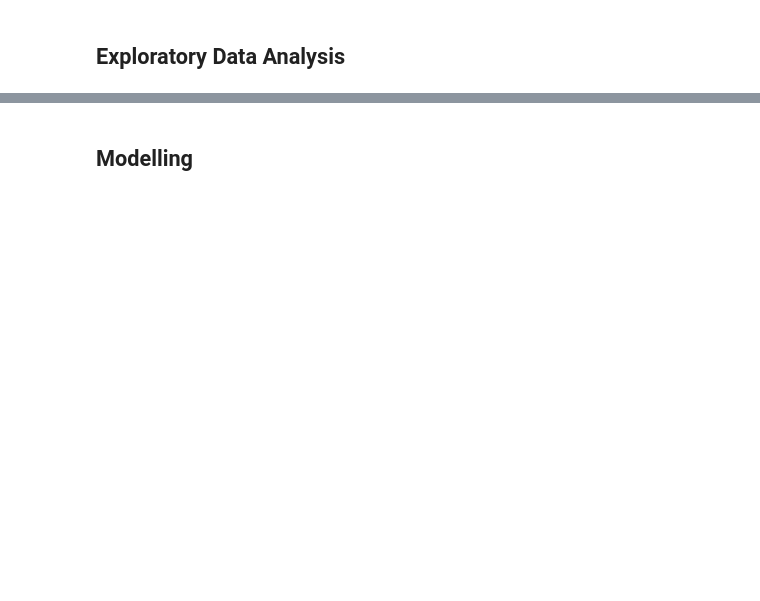
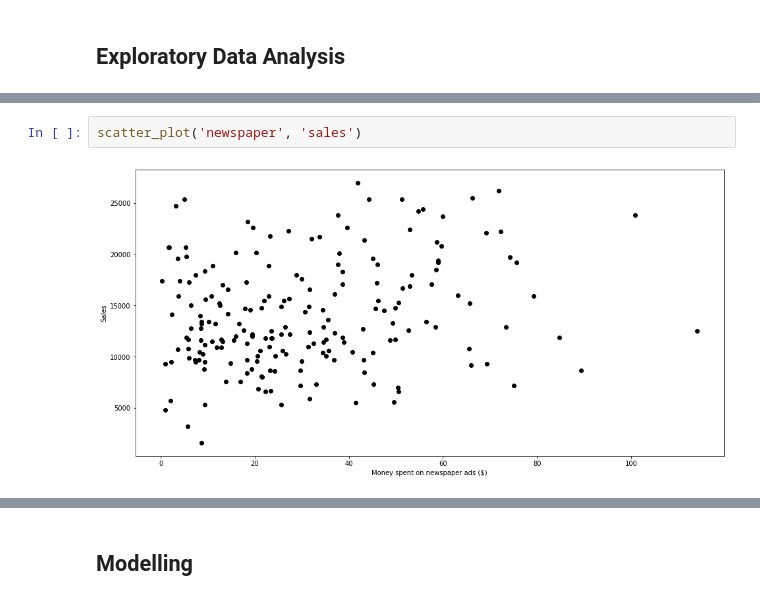
Before and after one commit to rafazamb/DS_PT_ENE21, a Jupyter notebook: 2-Machine_Learning/2.1_Supervised/2.1.3 Regularization/Advertising Ridge Lasso clase.ipynb, the cells around one changed output, grey strips where cells are left out. Saved outputs shown, nothing was run; the diff lists cells and outputs as text; blank space fills up the shorter version.

```diff
--- a/2-Machine_Learning/2.1_Supervised/2.1.3 Regularization/Advertising Ridge Lasso clase.ipynb
+++ b/2-Machine_Learning/2.1_Supervised/2.1.3 Regularization/Advertising Ridge Lasso clase.ipynb
@@ -16,0 +63,4 @@ Para ello tendrás que utilizar tanto modelos de regresión normales, como regul
+# %%
+scatter_plot('newspaper', 'sales')
+# %% [output]
+[figure, added]
```
Also changed, not shown: parts of 30 cells of this notebook, 1 other file.
